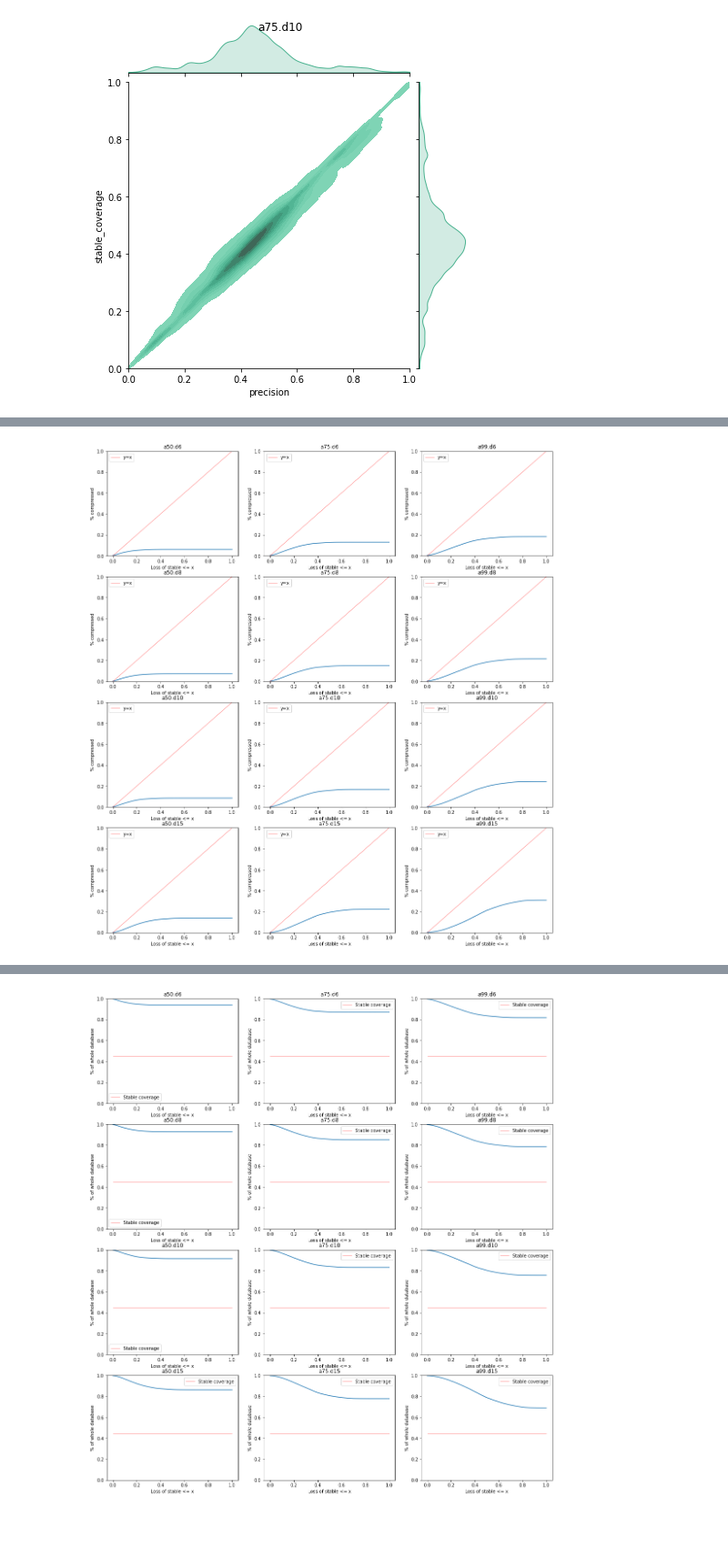
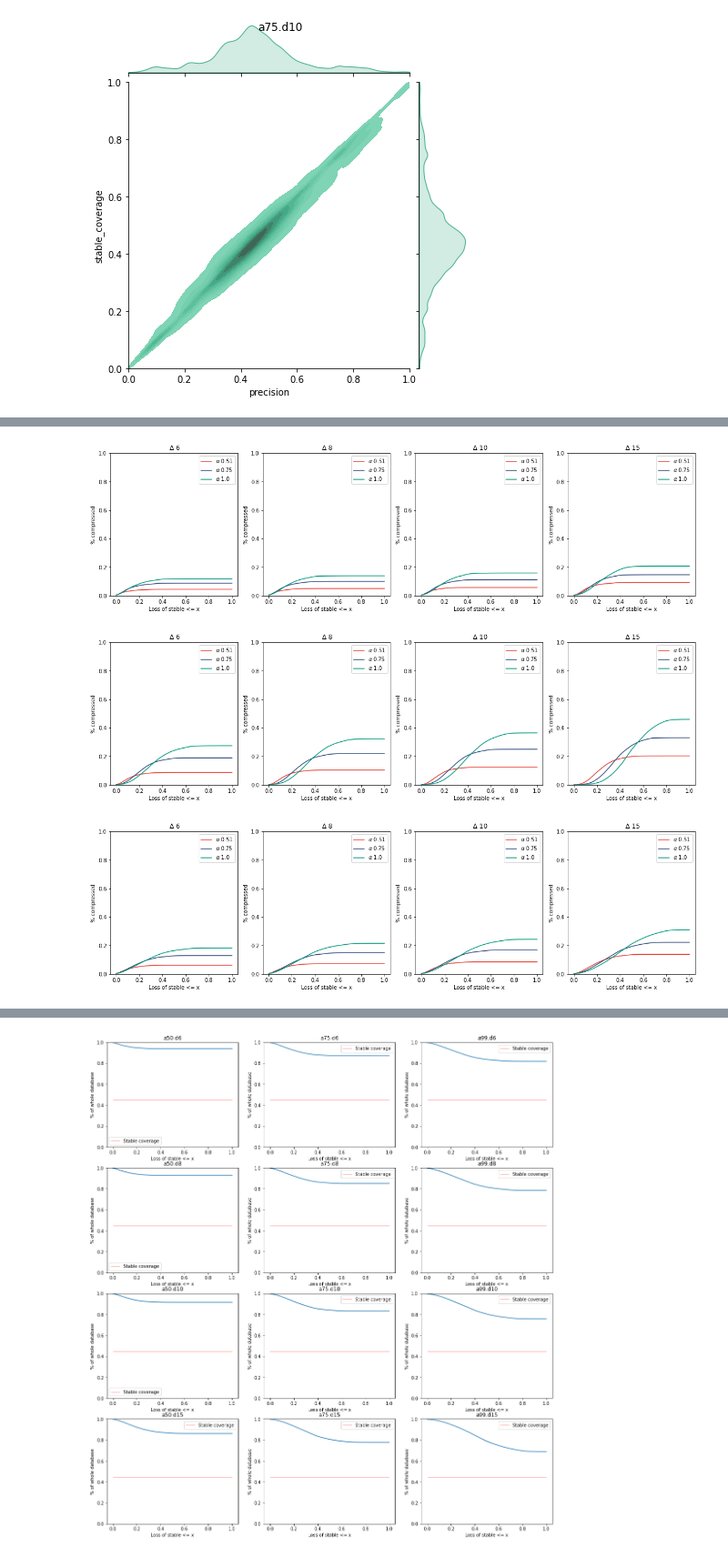
Before and after one commit to algbio/alignment-safety, a Jupyter notebook: pipeline/analysis/motifs.ipynb, the cells around one changed output, grey strips where cells are left out. Shown at 91% size. Cells and saved outputs as stored; diff of their text form; code cells hidden in the pictures; blank space fills up the shorter version.

Commit message:
plots

```diff
--- a/pipeline/analysis/motifs.ipynb
+++ b/pipeline/analysis/motifs.ipynb
@@ -19,6 +19,14 @@ import json
 
 import matplotlib.pyplot as plt
 import matplotlib.colors as colors
+# %%
+PALLETTE = [
+    (230/255.0, 60/255.0, 49/255.0),
+    (48/255.0, 72/255.0, 125/255.0),
+    (0/255.0, 152/255.0, 123/255.0),
+    (245/255.0, 143/255.0, 116/255.0),
+    (57/255.0, 179/255.0, 207/255.0),
+]
 # %%
 def timems():
     return round(time.time() * 1000)
@@ -324,11 +332,11 @@ def get_all_clusters(path, alphas, deltas):
             groups[(alpha, delta)]["safe_coverage"] = (groups[(alpha, delta)]["TP"] + groups[(alpha, delta)]["FP"]) / (groups[(alpha, delta)]["TP"] + groups[(alpha, delta)]["FP"] + groups[(alpha, delta)]["TN"] + groups[(alpha, delta)]["FN"])
             groups[(alpha, delta)]["stable_coverage"] = (groups[(alpha, delta)]["TP"] + groups[(alpha, delta)]["FN"]) / (groups[(alpha, delta)]["TP"] + groups[(alpha, delta)]["FP"] + groups[(alpha, delta)]["TN"] + groups[(alpha, delta)]["FN"])
             groups[(alpha, delta)]["F1-score"] = (2 * groups[(alpha, delta)]["precision"] * groups[(alpha, delta)]["recall"])/(groups[(alpha, delta)]["precision"] + groups[(alpha, delta)]["recall"])
-            groups[(alpha, delta)]["r_windows"] = groups[(alpha, delta)].r_windows.apply(json.loads)
-            groups[(alpha, delta)]["s_windows"] = groups[(alpha, delta)].s_windows.apply(json.loads)
+            #groups[(alpha, delta)]["r_windows"] = groups[(alpha, delta)].r_windows.apply(json.loads)
+            #groups[(alpha, delta)]["s_windows"] = groups[(alpha, delta)].s_windows.apply(json.loads)
     return groups
 # %%
-alphas = [50, 75, 99]
+alphas = [51, 75, 100]
 deltas = [0,2,4,6,8,10,15]
 groups = get_all_clusters("./../out/sprot_filtered.20.multi-step", alphas, deltas)
 # %% [output]
@@ -505,9 +654,9 @@ grid_safe_coverage_binned(groups, "F1-score", alphas, deltas, 41)
 # %%
 def compressibility(groups, alphas, deltas, bins=21, id_range=None, sc_range=None):
-    fig, axes = plt.subplots(nrows=len(deltas), ncols=len(alphas), figsize=(6*len(alphas), 5*len(deltas)))
+    fig, axes = plt.subplots(nrows=1, ncols=len(deltas), figsize=(5*len(deltas), 5))
     L = np.linspace(0, 1, bins)
-    for (i,a) in enumerate(alphas):
-        for (j,d) in enumerate(deltas):
+    for (j,d) in enumerate(deltas):
+        for (i,a) in enumerate(alphas):
             df = groups[(a, d)]
             if id_range != None:
                 df = df[(id_range[0] <= df.identity) & (df.identity <= id_range[1])]
@@ -521,12 +670,13 @@ def compressibility(groups, alphas, deltas, bins=21, id_range=None, sc_range=Non
                 df_U = df[loss > x]     # sequences that cannot be compressed
                 # Y[k] = ALL / (sum(df_C.TP + df_C.FP) + sum(df_U.TP+df_U.FP+df_U.TN+df_U.FN)) - 1.0
                 Y[k] = (sum(df_C.TN + df_C.FN)) / ALL
+            axes[j].plot(L, Y, label=r"$\alpha$ " + str(a / 100.0), color=PALLETTE[i])
+        # axes[j].plot([0,1], [0,1], color="r", linewidth=0.5, label="y=x")
+        axes[j].set_title(r" $\Delta$ " + str(d))
+        axes[j].set_xlabel("Loss of stable <= x")
+        axes[j].set_ylabel("% compressed")
+        axes[j].legend()
+        axes[j].set_ylim(0,1)
 
-            axes[j][i].plot(L, Y)
-            axes[j][i].plot([0,1], [0,1], color="r", linewidth=0.5, label="y=x")
-            axes[j][i].legend()
-            axes[j][i].set_title(f"a{a}.d{d}")
-            axes[j][i].set_xlabel("Loss of stable <= x")
-            axes[j][i].set_ylabel("% compressed")
-            axes[j][i].set_ylim(0,1)
+    #plt.savefig(f"compression_{sc_range[0]}.{sc_range[1]}.pdf")
     plt.show()
@@ -533,5 +687,13 @@ def compressibility(groups, alphas, deltas, bins=21, id_range=None, sc_range=Non
+# %%
+compressibility(groups, alphas, [6,8,10,15], 51, id_range=[40, 70])
+# %% [output]
+[figure, added]
+# %%
+compressibility(groups, alphas, [6,8,10,15], 51, id_range=[20, 40])
+# %% [output]
+[figure, added]
 # %%
-compressibility(groups, [50, 75,99], [6,8,10,15], 51, sc_range=[0.0,1.0])
+compressibility(groups, alphas, [6,8,10,15], 51, sc_range=[0.0,1.0])
 # %% [output]
-[figure, old version]
+[figure, new version]
 # %%
```
Also changed, not shown: parts of 29 cells of this notebook, 16 other files.
